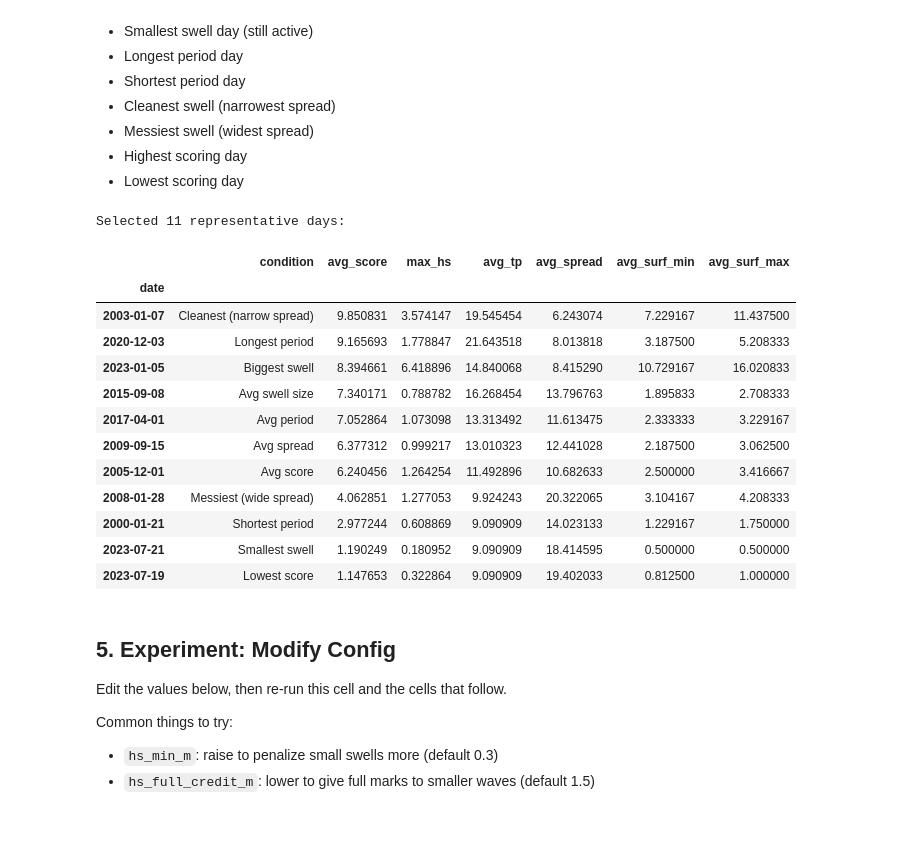
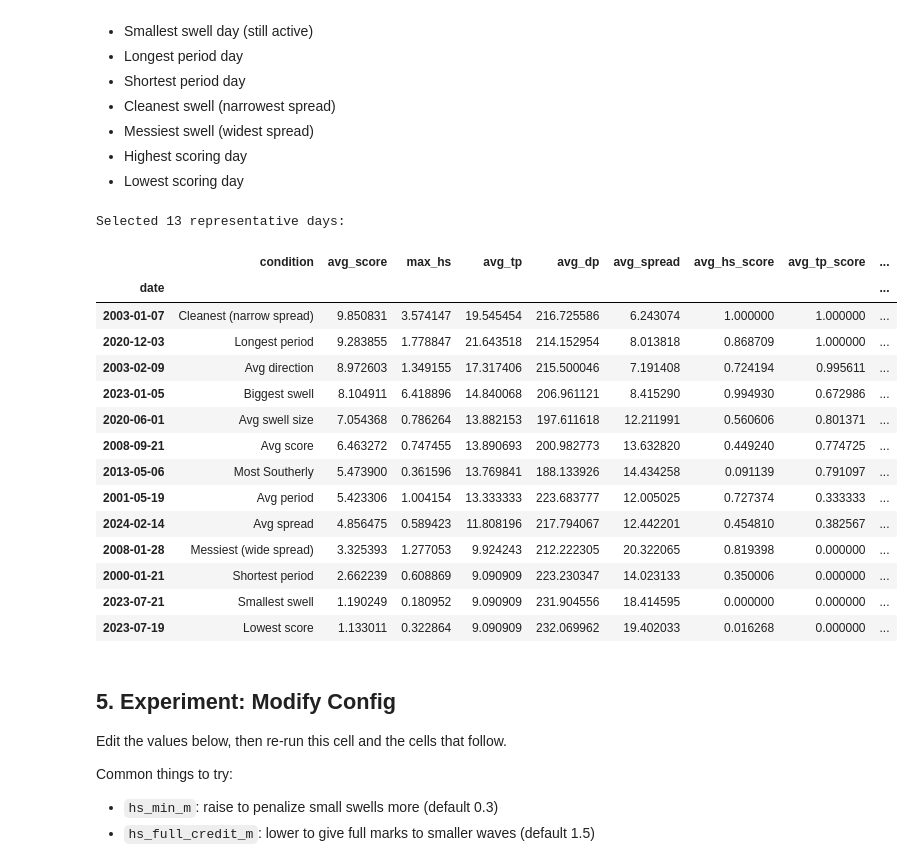
Before and after one commit to hslord/bolinas-surf-forecast, a Jupyter notebook: simulations/config_tuning.ipynb, the cells around one changed output. Saved outputs shown, nothing was run; the diff lists cells and outputs as text; code cells hidden in the pictures; blank space fills up the shorter version.

Commit message:
added direction in surf height calculation

```diff
--- a/simulations/config_tuning.ipynb
+++ b/simulations/config_tuning.ipynb
@@ -42,3 +42,15 @@ print(f"Time range: {pd.Timestamp(ds_swell.waveTime.values[0])} to {pd.Timestamp
 # %% [output]
 Loaded 221328 timesteps
 Time range: 2000-01-01 00:00:00 to 2025-03-31 23:00:00
+# %%
+NOWCAST_URL = (
+    "https://thredds.cdip.ucsd.edu/thredds/dodsC/"
+    "cdip/model/MOP_alongshore/MA147_nowcast.nc"
+)
+
+nc = xr.open_dataset(NOWCAST_URL, engine="netcdf4")
+nc_swell = nc.sel(waveFrequency=nc.waveFrequency[nc.waveFrequency <= 0.12]).load()
+
+print(f"Loaded {len(nc_swell.waveTime)} timesteps")
+print(f"Time range: {pd.Timestamp(nc_swell.waveTime.values[0])} to {pd.Timestamp(nc_swell.waveTime.values[-1])}")
+print(nc_swell.dims)
@@ -45,3 +61,5 @@ Time range: 2000-01-01 00:00:00 to 2025-03-31 23:00:00
+# %%
+ds_swell = xr.concat([hc_swell, nc_swell], dim='waveTime')
 # %% [markdown]
 ## 2. Load Baseline Config
 # %%
@@ -62,12 +80,12 @@ def score_with_config(ds, surf_cfg):
     scores = compute_swell_score(ds, surf_cfg)
     heights = scores.apply(
         lambda row: predict_bolinas_surf_height(
-            row["hs_swell"] * 3.28084, row["tp"], surf_cfg["nearshore"]
+            row["hs_swell"] * 3.28084, row["tp"], row["dp"], surf_cfg["nearshore"]
         ),
         axis=1,
     )
     return pd.concat([scores, pd.DataFrame(heights.tolist(), index=scores.index)], axis=1)
 
 baseline_scores = score_with_config(ds_swell, baseline_surf)
-baseline_scores[["swell_score", "hs_swell", "tp", "spread", "bolinas_surf_min_ft", "bolinas_surf_max_ft"]].head(10)
+baseline_scores[["swell_score", "hs_swell", "tp", "dp", "spread", "bolinas_surf_min_ft", "bolinas_surf_max_ft"]].head(10)
 # %% [output]
@@ -100,14 +118,21 @@ Auto-selects days from the hindcast that cover a range of conditions:
 daily = baseline_scores.copy()
 daily["date"] = daily.index.date
 
-daily_agg = daily.groupby("date").agg(
-    avg_score=("swell_score", "mean"),
-    max_hs=("hs_swell", "max"),
-    avg_tp=("tp", "mean"),
-    avg_spread=("spread", "mean"),
-    avg_surf_min=("bolinas_surf_min_ft", "mean"),
-    avg_surf_max=("bolinas_surf_max_ft", "mean"),
-)
+daily_agg_cols = {
+    "avg_score": ("swell_score", "mean"),
+    "max_hs": ("hs_swell", "max"),
+    "avg_tp": ("tp", "mean"),
+    "avg_dp": ("dp", "mean"),
+    "avg_spread": ("spread", "mean"),
+    "avg_hs_score": ("hs_score", "mean"),
+    "avg_tp_score": ("tp_score", "mean"),
+    "avg_spread_score": ("spread_score", "mean"),
+    "avg_surf_min": ("bolinas_surf_min_ft", "mean"),
+    "avg_surf_max": ("bolinas_surf_max_ft", "mean"),
+}
+if "dp_score" in daily.columns:
+    daily_agg_cols["avg_dp_score"] = ("dp_score", "mean")
+daily_agg = daily.groupby("date").agg(**daily_agg_cols)
 
 # Filter out flat days (no swell at all)
 active = daily_agg[daily_agg["max_hs"] > 0.1]
@@ -123,47 +148,53 @@ picks["Shortest period"] = active["avg_tp"].idxmin()
 picks["Cleanest (narrow spread)"] = active["avg_spread"].idxmin()
 picks["Messiest (wide spread)"] = active["avg_spread"].idxmax()
 picks["Highest score"] = active["avg_score"].idxmax()
 picks["Lowest score"] = active["avg_score"].idxmin()
+picks["Most Southerly"] = active["avg_dp"].idxmin()
+picks["Most Northerly"] = active["avg_dp"].idxmin()
+
 
 # Average / typical days (closest to median for each metric)
 def nearest_to_median(series):
     med = series.median()
     return (series - med).abs().idxmin()
 
 picks["Avg swell size"] = nearest_to_median(active["max_hs"])
 picks["Avg period"] = nearest_to_median(active["avg_tp"])
+picks["Avg direction"] = nearest_to_median(active["avg_dp"])
 picks["Avg score"] = nearest_to_median(active["avg_score"])
 picks["Avg spread"] = nearest_to_median(active["avg_spread"])
 
 # Deduplicate (same day might win multiple categories)
 seen = set()
 unique_picks = {}
 for label, date in picks.items():
     if date not in seen:
         unique_picks[label] = date
         seen.add(date)
 
 rep_days = daily_agg.loc[list(unique_picks.values())].copy()
 rep_days.insert(0, "condition", list(unique_picks.keys()))
 rep_days = rep_days.sort_values("avg_score", ascending=False)
 
 print(f"Selected {len(rep_days)} representative days:\n")
 rep_days
 # %% [output]
-Selected 11 representative days:
+Selected 13 representative days:
-|  | condition | avg_score | max_hs | avg_tp | avg_spread | avg_surf_min | avg_surf_max |
-| date |  |  |  |  |  |  |  |
-| 2003-01-07 | Cleanest (narrow spread) | 9.850831 | 3.574147 | 19.545454 | 6.243074 | 7.229167 | 11.437500 |
-| 2020-12-03 | Longest period | 9.165693 | 1.778847 | 21.643518 | 8.013818 | 3.187500 | 5.208333 |
-| 2023-01-05 | Biggest swell | 8.394661 | 6.418896 | 14.840068 | 8.415290 | 10.729167 | 16.020833 |
-| 2015-09-08 | Avg swell size | 7.340171 | 0.788782 | 16.268454 | 13.796763 | 1.895833 | 2.708333 |
-| 2017-04-01 | Avg period | 7.052864 | 1.073098 | 13.313492 | 11.613475 | 2.333333 | 3.229167 |
-| 2009-09-15 | Avg spread | 6.377312 | 0.999217 | 13.010323 | 12.441028 | 2.187500 | 3.062500 |
-| 2005-12-01 | Avg score | 6.240456 | 1.264254 | 11.492896 | 10.682633 | 2.500000 | 3.416667 |
-| 2008-01-28 | Messiest (wide spread) | 4.062851 | 1.277053 | 9.924243 | 20.322065 | 3.104167 | 4.208333 |
-| 2000-01-21 | Shortest period | 2.977244 | 0.608869 | 9.090909 | 14.023133 | 1.229167 | 1.750000 |
-| 2023-07-21 | Smallest swell | 1.190249 | 0.180952 | 9.090909 | 18.414595 | 0.500000 | 0.500000 |
-| 2023-07-19 | Lowest score | 1.147653 | 0.322864 | 9.090909 | 19.402033 | 0.812500 | 1.000000 |
+|  | condition | avg_score | max_hs | avg_tp | avg_dp | avg_spread | avg_hs_score | avg_tp_score | ... |
+| date |  |  |  |  |  |  |  |  | ... |
+| 2003-01-07 | Cleanest (narrow spread) | 9.850831 | 3.574147 | 19.545454 | 216.725586 | 6.243074 | 1.000000 | 1.000000 | ... |
+| 2020-12-03 | Longest period | 9.283855 | 1.778847 | 21.643518 | 214.152954 | 8.013818 | 0.868709 | 1.000000 | ... |
+| 2003-02-09 | Avg direction | 8.972603 | 1.349155 | 17.317406 | 215.500046 | 7.191408 | 0.724194 | 0.995611 | ... |
+| 2023-01-05 | Biggest swell | 8.104911 | 6.418896 | 14.840068 | 206.961121 | 8.415290 | 0.994930 | 0.672986 | ... |
+| 2020-06-01 | Avg swell size | 7.054368 | 0.786264 | 13.882153 | 197.611618 | 12.211991 | 0.560606 | 0.801371 | ... |
+| 2008-09-21 | Avg score | 6.463272 | 0.747455 | 13.890693 | 200.982773 | 13.632820 | 0.449240 | 0.774725 | ... |
+| 2013-05-06 | Most Southerly | 5.473900 | 0.361596 | 13.769841 | 188.133926 | 14.434258 | 0.091139 | 0.791097 | ... |
+| 2001-05-19 | Avg period | 5.423306 | 1.004154 | 13.333333 | 223.683777 | 12.005025 | 0.727374 | 0.333333 | ... |
+| 2024-02-14 | Avg spread | 4.856475 | 0.589423 | 11.808196 | 217.794067 | 12.442201 | 0.454810 | 0.382567 | ... |
+| 2008-01-28 | Messiest (wide spread) | 3.325393 | 1.277053 | 9.924243 | 212.222305 | 20.322065 | 0.819398 | 0.000000 | ... |
+| 2000-01-21 | Shortest period | 2.662239 | 0.608869 | 9.090909 | 223.230347 | 14.023133 | 0.350006 | 0.000000 | ... |
+| 2023-07-21 | Smallest swell | 1.190249 | 0.180952 | 9.090909 | 231.904556 | 18.414595 | 0.000000 | 0.000000 | ... |
+| 2023-07-19 | Lowest score | 1.133011 | 0.322864 | 9.090909 | 232.069962 | 19.402033 | 0.016268 | 0.000000 | ... |
 # %% [markdown]
 ## 5. Experiment: Modify Config
 
```
Also changed, not shown: parts of 11 cells of this notebook, 6 other files.
